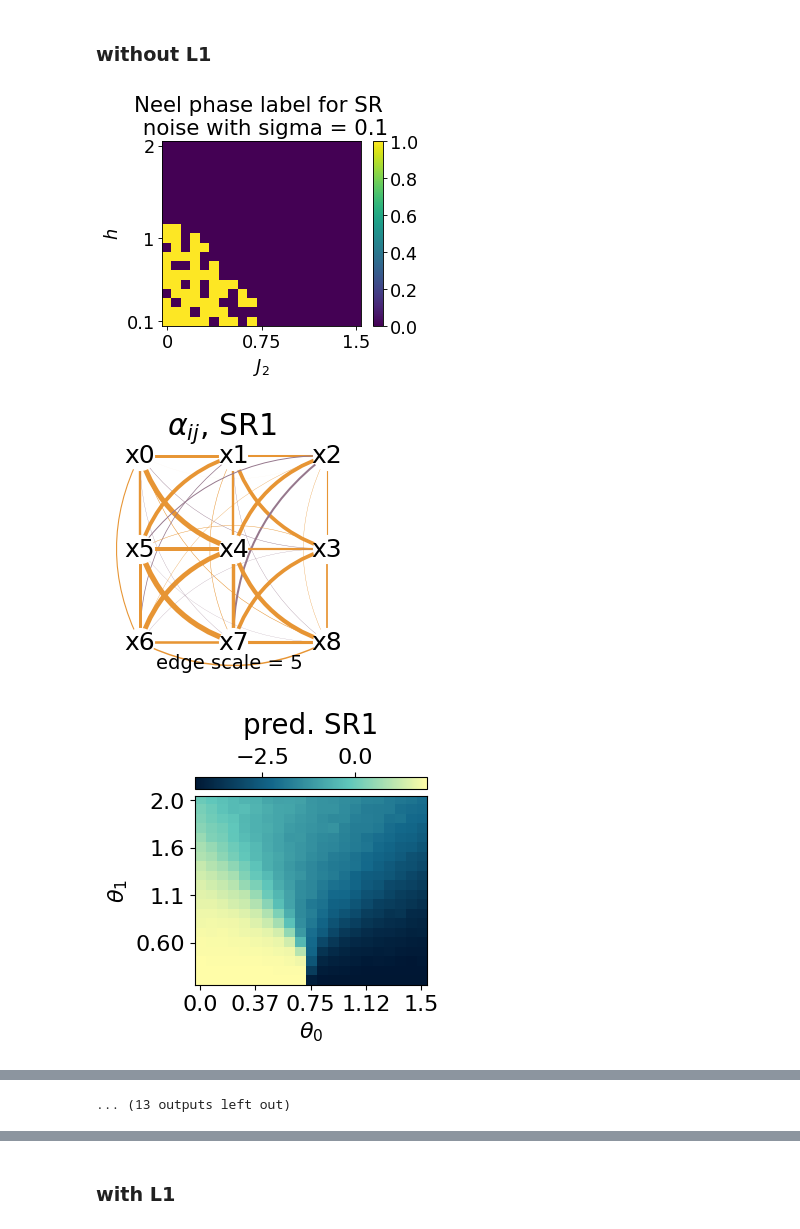
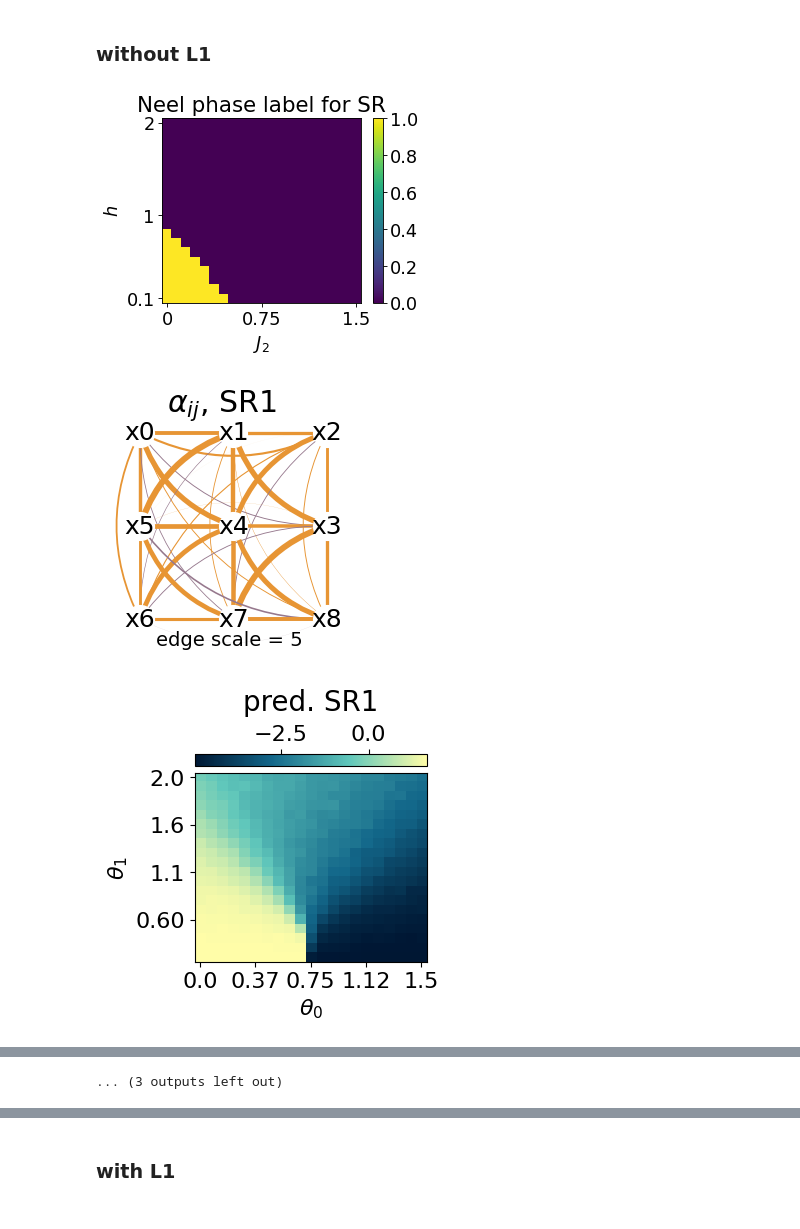
Before and after one commit to qic-ibk/qdisc, a Jupyter notebook: nbs/tutorials/J1J2_tuto2_SR.ipynb, the cells around one changed output, grey strips where cells are left out. Drawn from its saved outputs; the diff is of its cells as text; code cells hidden in the pictures.

```diff
--- a/nbs/tutorials/J1J2_tuto2_SR.ipynb
+++ b/nbs/tutorials/J1J2_tuto2_SR.ipynb
@@ -1055,13 +1091,6 @@ plt.show()
 # %% [markdown]
 ### without L1
 # %%
-cluster_idx_in_neel = jnp.argwhere(mu0abs.transpose()<threshold)
-c = all_data['corr_exact'][:10,:].reshape(-1)
-labels_neel = jnp.zeros_like(jnp.mean(dataset.data, axis=(-1,-2)))
-for id in cluster_idx_in_neel:
-  labels_neel = labels_neel.at[id[0],id[1]].set(1)
-labels_neel = labels_neel[:10,:].reshape(-1)
-
 topology = [[0,1,2],[5,4,3],[6,7,8]]
 
 key = jax.random.PRNGKey(534)
@@ -1077,7 +1106,7 @@ all_percentage_out_in_in_label = []
 all_percentage_out_in_out_label = []
 
 
-for sigma in [0.1, 0.5, 1, 5, 10]:
+for label in all_noise_label:
     all_s = []
     all_auc = []
     all_alpha = []
@@ -1088,26 +1117,18 @@ for sigma in [0.1, 0.5, 1, 5, 10]:
     l1 = 0
     for i in range(10):
 
-        key, subkey = jax.random.split(key)
-        cluster_idx_in_neel_noisy = cluster_idx_in_neel + sigma*jax.random.normal(subkey, jnp.shape(cluster_idx_in_neel))
-        cluster_idx_in_neel_noisy = cluster_idx_in_neel_noisy.astype(jnp.int64)
-        #remove duplicate
-        cluster_idx_in_neel_noisy = jnp.array(list(set([tuple(idx.tolist()) for idx in cluster_idx_in_neel_noisy])))
-        #keep inside
-        cluster_idx_in_neel_noisy = cluster_idx_in_neel_noisy%20
+        cluster_idx_in_neel_noisy = jnp.argwhere(label==1)
 
         if i == 0:
-            labels_neel_noisy = jnp.zeros_like(jnp.mean(dataset.data, axis=(-1,-2)))
-            for id in cluster_idx_in_neel_noisy:
-              labels_neel_noisy = labels_neel_noisy.at[id[0],id[1]].set(1)
-            example_labels.append(labels_neel_noisy)
+
+            example_labels.append(label)
 
             plt.rcParams['font.size'] = 16
             plt.figure(figsize=(4,3),dpi=80)
 
-            plt.imshow(jnp.rot90(labels_neel_noisy), aspect='auto')
+            plt.imshow(jnp.rot90(label), aspect='auto')
             plt.colorbar()
-            plt.title('Neel phase label for SR \n noise with sigma = {}'.format(sigma))
+            plt.title('Neel phase label for SR')
             plt.yticks([0,10,19], ['2', '1', '0.1'])
             plt.xticks([0, 10, 20], ['0', '0.75', '1.5'])
             plt.ylabel(r'$h$')
@@ -1158,34 +1179,34 @@ for sigma in [0.1, 0.5, 1, 5, 10]:
         percentage_in_in_in_label.append(in_in_in_label)
 
         in_in_out_label = sum([(jnp.sum(jnp.array([idx == o for o in cluster_idx_out_neel]), axis=-1) == 2).any() for idx in cluster_idx_in_neel_noisy])/jnp.shape(cluster_idx_in_neel_noisy)[0]
         percentage_in_in_out_label.append(in_in_out_label)
 
         out_in_in_label = sum([(jnp.sum(jnp.array([idx == o for o in cluster_idx_in_neel]), axis=-1) == 2).any() for idx in cluster_idx_out_neel_noisy])/jnp.shape(cluster_idx_out_neel_noisy)[0]
         percentage_out_in_in_label.append(out_in_in_label)
 
         out_in_out_label = sum([(jnp.sum(jnp.array([idx == o for o in cluster_idx_out_neel]), axis=-1) == 2).any() for idx in cluster_idx_out_neel_noisy])/jnp.shape(cluster_idx_out_neel_noisy)[0]
         percentage_out_in_out_label.append(out_in_out_label)
 
-        print('In in in: {:.2f}%, in in out: {:.2f}%, out in in: {:.2f}%, out in out: {:.2f}%, s={:.4f}, auc={:.4f}'.format(in_in_in_label*100, in_in_out_label*100, out_in_in_label*100, out_in_out_label*100, s,auc))
+        print('In in in: {:.2f}%, in in out: {:.2f}%, out in in: {:.2f}%, out in out: {:.2f}%, s={:.4f}, auc={:.4f}, final loss = {:.3}'.format(in_in_in_label*100, in_in_out_label*100, out_in_in_label*100, out_in_out_label*100, s,auc, res[1]['fun']))
 
     all_spearman_SR1.append(all_s)
     all_alpha_SR1.append(all_alpha)
     all_auc_SR1.append(all_auc)
     all_percentage_in_in_in_label.append(percentage_in_in_in_label)
     all_percentage_in_in_out_label.append(percentage_in_in_out_label)
     all_percentage_out_in_in_label.append(percentage_out_in_in_label)
     all_percentage_out_in_out_label.append(percentage_out_in_out_label)
 
 
 all_data_robustness_SR1 = {}
 all_data_robustness_SR1['spearman'] = all_spearman_SR1
 all_data_robustness_SR1['alpha'] = all_alpha_SR1
 all_data_robustness_SR1['auc'] = all_auc_SR1
 all_data_robustness_SR1['in_in_in'] = all_percentage_in_in_in_label
 all_data_robustness_SR1['out_in_out'] = all_percentage_out_in_out_label
 all_data_robustness_SR1['example_label'] = example_labels
 all_data_robustness_SR1['example_pred'] = example_pred
 # %% [output]
-[figure, old version]
+[figure, new version]
-[figure, old version]
+[figure, new version]
-[figure, old version]
+[figure, new version]
@@ -1219,4 +1240,4 @@ In in in: 96.72%, in in out: 3.28%, out in in: 6.96%, out in out: 93.04%, s=0.97
-... (13 outputs left out)
+... (3 outputs left out)
 # %%
 all_spearman_SR1 = jnp.array(all_data_robustness_SR1['spearman'])
 all_auc_SR1 = jnp.array(all_data_robustness_SR1['auc'])
```
Also changed, not shown: parts of 13 cells of this notebook, 5 other files.
